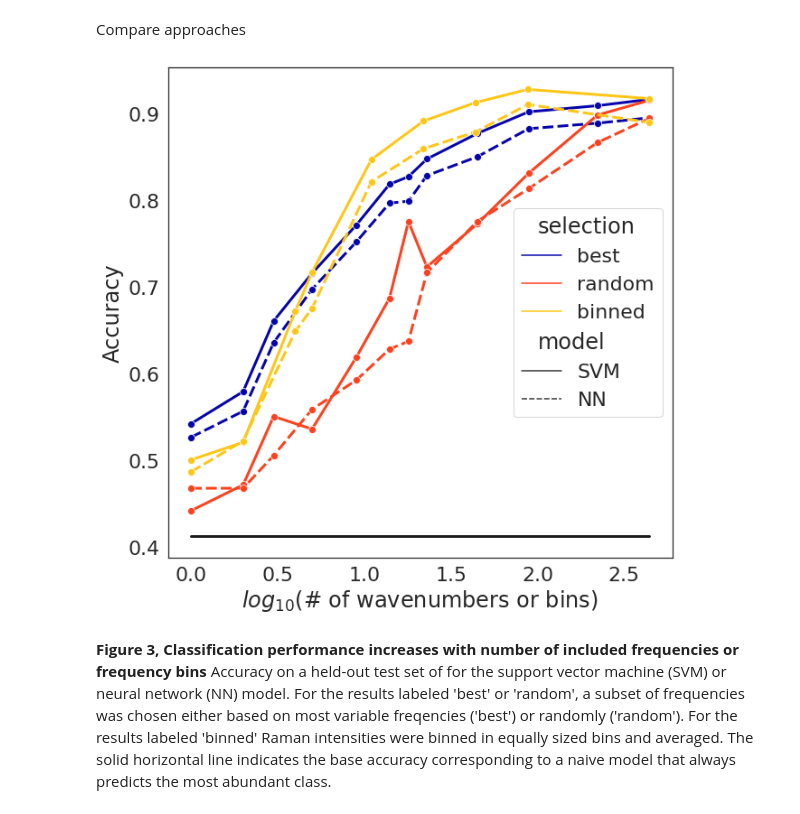
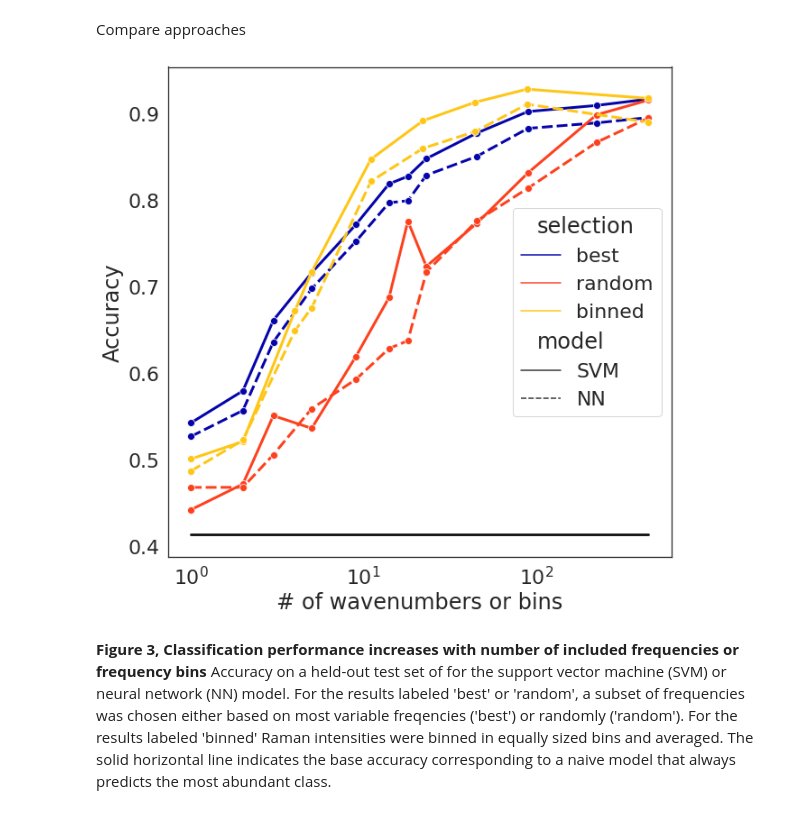
Before and after one commit to semraulab/raman, a Jupyter notebook: raman_analysis.ipynb, the cells around one changed output. Drawn from its saved outputs; the diff is of its cells as text; code cells hidden in the pictures.

```diff
--- a/raman_analysis.ipynb
+++ b/raman_analysis.ipynb
@@ -628,0 +554,25 @@ fig.savefig('./figures/FigS3.png')
+# %%
+Nreps = 5
+
+all_acc_svm = list()
+all_acc_nn = list()
+all_ypred_svm = list()
+all_ytest_svm = list()
+all_ypred_nn = list()
+all_ytest_nn = list()
+
+
+for i in range(Nreps):
+    acc_svm,index_svm,is_correct_svm,y_pred_svm,y_test_svm = train_svm(spectra,y)
+    acc_nn,index_nn,is_correct_nn,y_pred_nn,y_test_nn,history = train_nn(spectra,y)
+
+    all_acc_svm.append(acc_svm)
+    all_acc_nn.append(acc_nn)
+
+    all_ypred_svm += list(y_pred_svm)
+    all_ytest_svm += list(y_test_svm)
+    all_ypred_nn  += list(y_pred_nn)
+    all_ytest_nn += list(y_test_nn)
+
+
+print([np.mean(all_acc_svm),np.mean(all_acc_nn)])
@@ -768,21 +833,28 @@ acc_bin_mean_df = pd.DataFrame({'SVM,binned' : acc_bin_mean['svm'].values(),
           'NN,binned' : acc_bin_mean['nn'].values()},index=allNbin)
 # %%
 all_acc_df = pd.concat([acc_mean_df,acc_bin_mean_df]).reset_index().sort_values(by='index').melt(id_vars=['index'])
-all_acc_df.iloc[:,0] = np.log10(all_acc_df.iloc[:,0])
-all_acc_df.columns = ['log10_N_measurements','Approach','Accuracy']
+# all_acc_df.iloc[:,0] = np.log10(all_acc_df.iloc[:,0])
+all_acc_df.columns = ['N_measurements','Approach','Accuracy']
 all_acc_df['model'] = [s.split(',')[0] for s in all_acc_df.Approach]
 all_acc_df['selection'] = [s.split(',')[1] for s in all_acc_df.Approach]
 all_acc_df.drop('Approach',axis=1,inplace=True)
 # %%
 sns.set(style='white',font_scale=2)
 fig,ax = plt.subplots(figsize=[10,10])
-sns.lineplot(data=all_acc_df.sort_values(by='log10_N_measurements'),x='log10_N_measurements',y='Accuracy',hue='selection',
+s = sns.lineplot(data=all_acc_df.sort_values(by='N_measurements'),x='N_measurements',y='Accuracy',hue='selection',
              style= 'model',marker='o',markersize=8,lw=3,palette=mypalette,ax=ax)
-ax.plot([0,np.log10(Nfreq)],[base_acc,base_acc],'k-',lw=3);
-ax.set_xlabel('$log_{10}$(# of wavenumbers or bins)');
+
+
+s.set(xscale='log')
+# xticks = [1, 2, 3, 4, 5, 9, 18, 22, 44, 88, 222, 443]
+# s.set(xticks = xticks,xticklabels = [str(x) for x in xticks])
+
+ax.plot([1,Nfreq],[base_acc,base_acc],'k-',lw=3);
+
+ax.set_xlabel('# of wavenumbers or bins');
 fig.savefig('./figures/Fig3.png')
 # %% [output]
-[figure, old version]
+[figure, new version]
 # %% [markdown]
 **Figure 3, Classification performance increases with number of included frequencies or frequency bins**
 Accuracy on a held-out test set of for the support vector machine (SVM) or neural network (NN) model. For the results labeled 'best' or 'random', a subset of frequencies was chosen either based on most variable freqencies ('best') or randomly ('random'). For the results labeled 'binned' Raman intensities were binned in equally sized bins and averaged. The solid horizontal line indicates the base accuracy corresponding to a naive model that always predicts the most abundant class.
```
Also changed, not shown: parts of 21 cells of this notebook, 6 other files.
